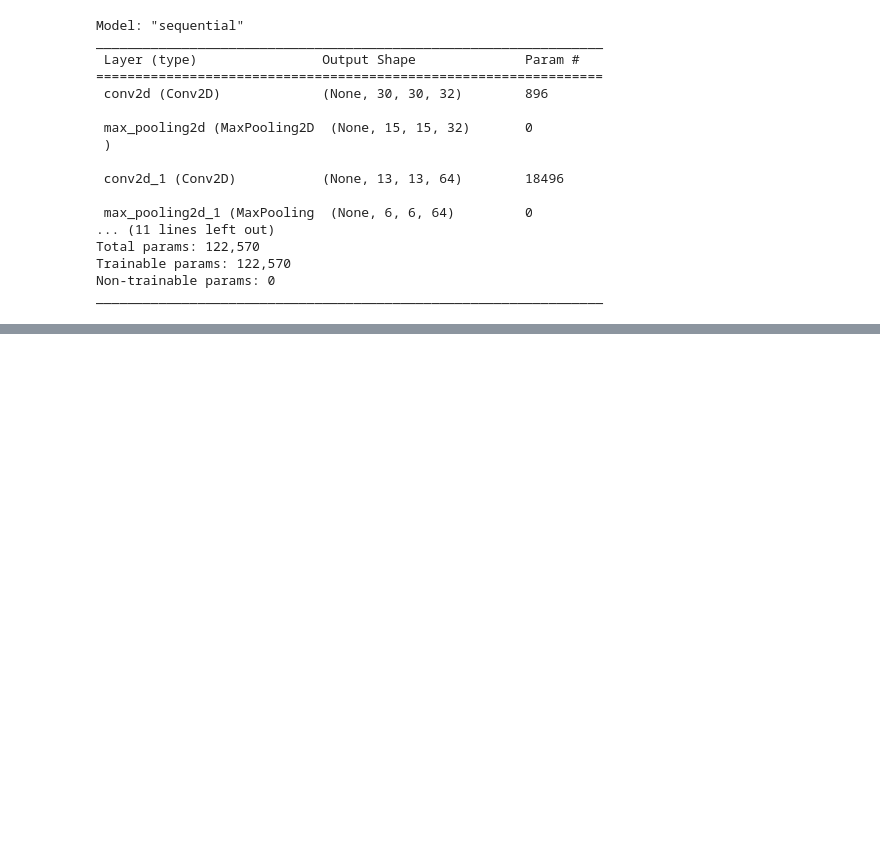
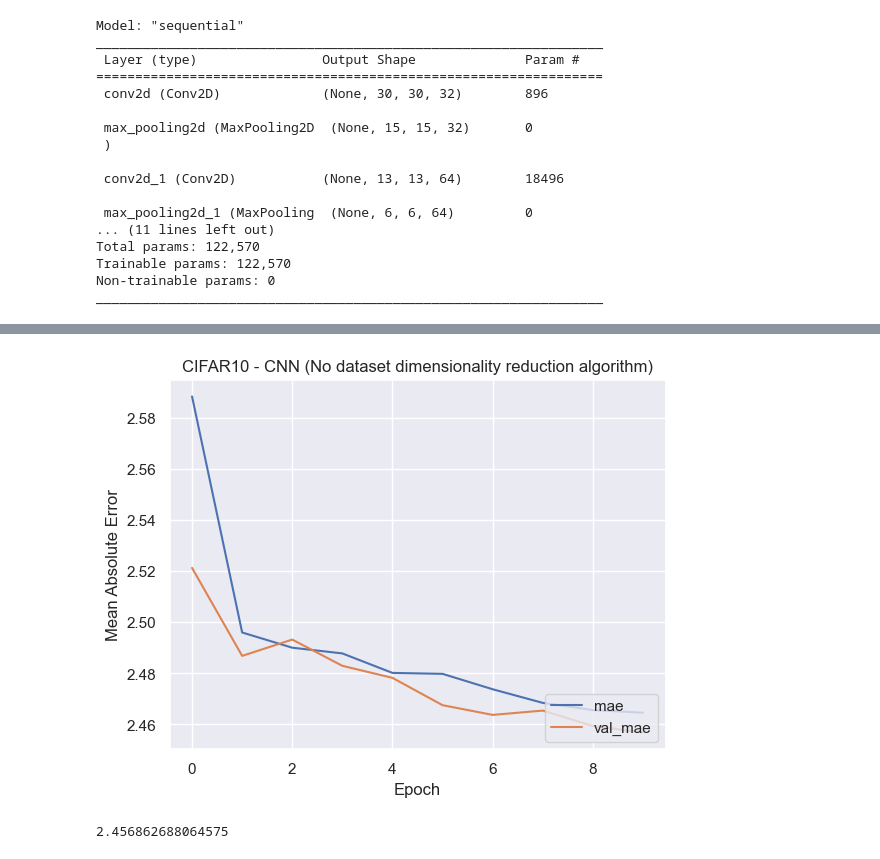
Before and after one commit to harsht12/dimensionality-reduction-algos, a Jupyter notebook: cnn.ipynb, the cells around one changed output, grey strips where cells are left out. Cells and saved outputs as stored; diff of their text form; code cells hidden in the pictures; blank space fills up the shorter version.

```diff
--- a/cnn.ipynb
+++ b/cnn.ipynb
@@ -158,0 +202,6 @@ print(test_acc)
+# %%
+train_tsne = train_tsne.reshape(train_tsne.shape[0], train_tsne.shape[1], 1)
+test_tsne = test_tsne.reshape(test_tsne.shape[0], test_tsne.shape[1], 1)
+
+print(train_tsne.shape)
+print(test_tsne.shape)
@@ -158,0 +211,22 @@ print(test_acc)
+# %%
+n_timesteps = train_tsne.shape[1]
+n_features = train_tsne.shape[2]
+
+model_tsne = models.Sequential()
+model_tsne.add(layers.Input(shape=(n_timesteps, n_features)))
+model_tsne.add(layers.Conv1D(filters=64, kernel_size=1, activation='relu'))
+model.add(layers.Dropout(0.5))
+model_tsne.add(layers.Conv1D(filters=32, kernel_size=1, activation='relu'))
+model_tsne.add(layers.Conv1D(filters=16, kernel_size=1, activation='relu'))
+model_tsne.add(layers.MaxPooling1D(pool_size=2))
+
+model_tsne.add(layers.Flatten())
+model_tsne.add(layers.Dense(32, activation='relu'))
+model_tsne.add(layers.Dense(n_features))
+# %%
+model_tsne.compile(optimizer=tf.keras.optimizers.RMSprop(0.001),
+              loss='mse',
+              metrics=['mae'])
+
+history = model_tsne.fit(train_tsne, train_labels, epochs=10,
+                    validation_data=(test_tsne, test_labels))
@@ -158,0 +254,14 @@ print(test_acc)
+# %%
+import seaborn as sns
+
+sns.set_theme()
+
+plt.plot(history.history['mae'], label='mae')
+plt.plot(history.history['val_mae'], label = 'val_mae')
+plt.xlabel('Epoch')
+plt.ylabel('Mean Absolute Error')
+plt.legend(loc='lower right')
+plt.title("CIFAR10 - CNN (No dataset dimensionality reduction algorithm)")
+
+loss, mae = model_tsne.evaluate(test_tsne,  test_labels, verbose=2)
+# %% [output]
@@ -158,0 +269,5 @@ print(test_acc)
+[figure, added]
+# %%
+print(mae)
+# %% [output]
+2.456862688064575
```
Also changed, not shown: parts of 11 cells of this notebook, 9 other files.
